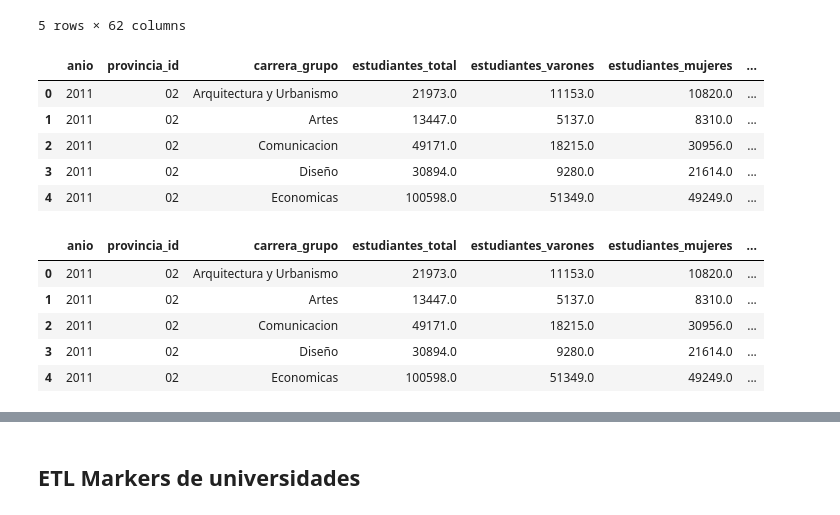
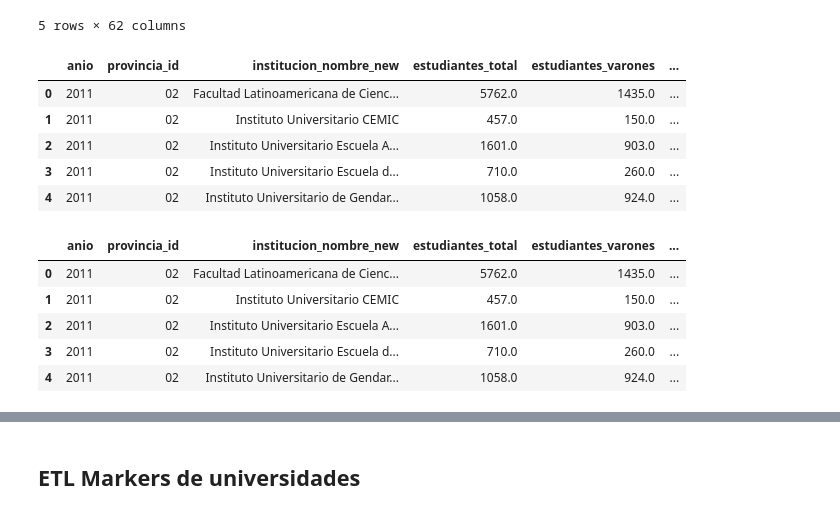
Before and after one commit to chicasentec/visualizacion_carreras, a Jupyter notebook: etl-next-journal.ipynb, the cells around one changed output, grey strips where cells are left out. Cells and saved outputs as stored; diff of their text form; code cells hidden in the pictures.

Commit message:
Arreglado bug que generaba de forma incorrecta el dataset carreras_universidad_evolucion_genero porque al resetear el indice lo pisaba con el indice de otro df

```diff
--- a/etl-next-journal.ipynb
+++ b/etl-next-journal.ipynb
@@ -230,17 +214,17 @@ df_universidades_merged.head()
 | 4 | 2011 | Universidad | Universidad Torcuato Di Tella | Universidad Torcuato Di Tella | Universidad Torcuato Di Tella - D... | ... |
 5 rows × 62 columns
 # %%
-df_evolucion_universidades = df_universidades_merged.groupby(["anio","provincia_id","carrera_grupo"]).sum()
+df_evolucion_universidades = df_universidades_merged.groupby(["anio","provincia_id","institucion_nombre_new"]).sum()
 df_evolucion_universidades = df_evolucion_universidades[variables]
 df_evolucion_universidades = df_evolucion_universidades.reset_index()
 df_evolucion_universidades.head()
 # %% [output]
-|  | anio | provincia_id | carrera_grupo | estudiantes_total | estudiantes_varones | estudiantes_mujeres | ... |
-| 0 | 2011 | 02 | Arquitectura y Urbanismo | 21973.0 | 11153.0 | 10820.0 | ... |
-| 1 | 2011 | 02 | Artes | 13447.0 | 5137.0 | 8310.0 | ... |
-| 2 | 2011 | 02 | Comunicacion | 49171.0 | 18215.0 | 30956.0 | ... |
-| 3 | 2011 | 02 | Diseño | 30894.0 | 9280.0 | 21614.0 | ... |
-| 4 | 2011 | 02 | Economicas | 100598.0 | 51349.0 | 49249.0 | ... |
+|  | anio | provincia_id | institucion_nombre_new | estudiantes_total | estudiantes_varones | ... |
+| 0 | 2011 | 02 | Facultad Latinoamericana de Cienc... | 5762.0 | 1435.0 | ... |
+| 1 | 2011 | 02 | Instituto Universitario CEMIC | 457.0 | 150.0 | ... |
+| 2 | 2011 | 02 | Instituto Universitario Escuela A... | 1601.0 | 903.0 | ... |
+| 3 | 2011 | 02 | Instituto Universitario Escuela d... | 710.0 | 260.0 | ... |
+| 4 | 2011 | 02 | Instituto Universitario de Gendar... | 1058.0 | 924.0 | ... |
 # %%
 df_evolucion_universidades["estudiantes_mujeres_pct"] = df_evolucion_universidades.estudiantes_mujeres/df_evolucion_universidades.estudiantes_total
 # %%
@@ -253,11 +237,11 @@ df_evolucion_universidades['estudiantes_grupo_pct'] = df_evolucion_universidades
 # %%
 df_evolucion_universidades.head()
 # %% [output]
-|  | anio | provincia_id | carrera_grupo | estudiantes_total | estudiantes_varones | estudiantes_mujeres | ... |
-| 0 | 2011 | 02 | Arquitectura y Urbanismo | 21973.0 | 11153.0 | 10820.0 | ... |
-| 1 | 2011 | 02 | Artes | 13447.0 | 5137.0 | 8310.0 | ... |
-| 2 | 2011 | 02 | Comunicacion | 49171.0 | 18215.0 | 30956.0 | ... |
-| 3 | 2011 | 02 | Diseño | 30894.0 | 9280.0 | 21614.0 | ... |
-| 4 | 2011 | 02 | Economicas | 100598.0 | 51349.0 | 49249.0 | ... |
+|  | anio | provincia_id | institucion_nombre_new | estudiantes_total | estudiantes_varones | ... |
+| 0 | 2011 | 02 | Facultad Latinoamericana de Cienc... | 5762.0 | 1435.0 | ... |
+| 1 | 2011 | 02 | Instituto Universitario CEMIC | 457.0 | 150.0 | ... |
+| 2 | 2011 | 02 | Instituto Universitario Escuela A... | 1601.0 | 903.0 | ... |
+| 3 | 2011 | 02 | Instituto Universitario Escuela d... | 710.0 | 260.0 | ... |
+| 4 | 2011 | 02 | Instituto Universitario de Gendar... | 1058.0 | 924.0 | ... |
 # %%
 df_evolucion_universidades.to_csv("data/output/ubicacion_evolucion_genero.csv", encoding = "UTF8", index = False)
```
Also changed, not shown: parts of 7 cells of this notebook, 2 other files.
